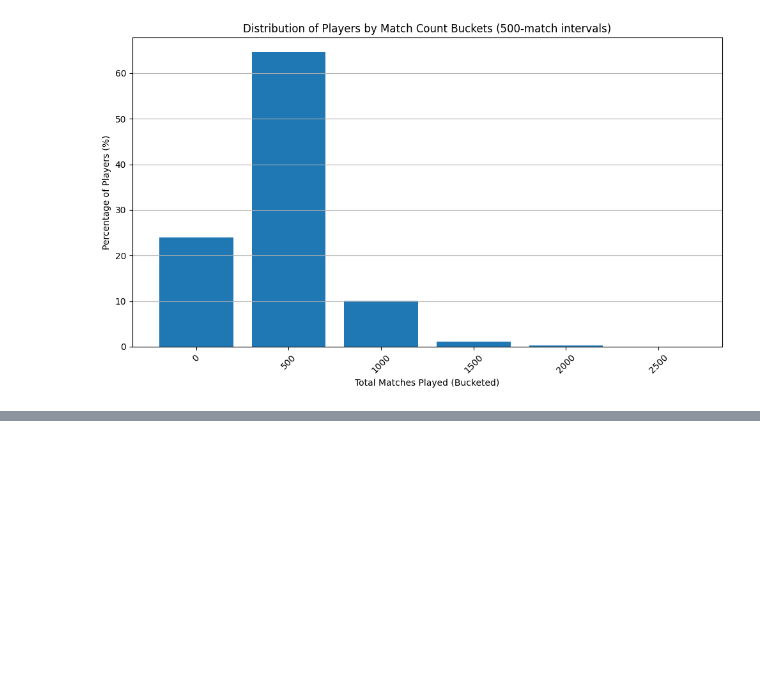
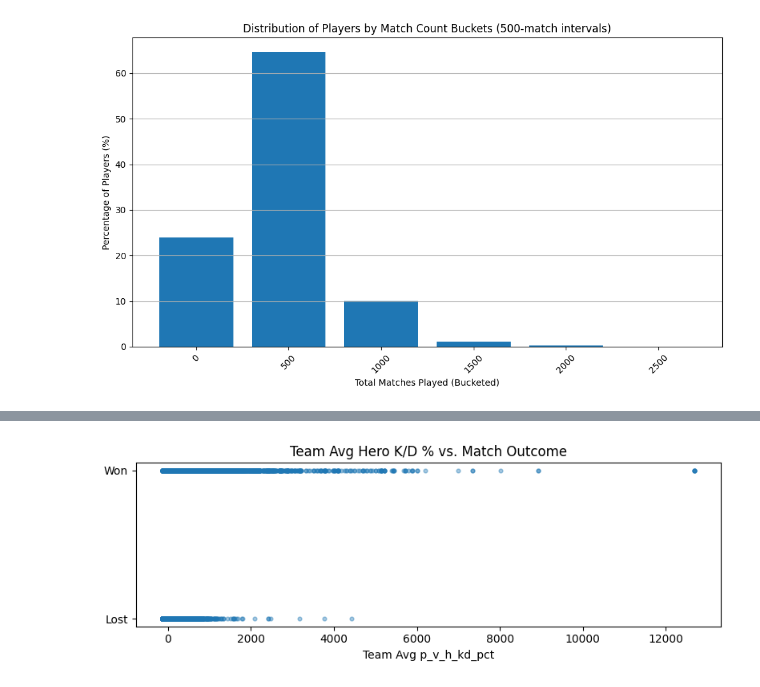
Before and after one commit to mwhittaker1/deadlock_match_prediction, a Jupyter notebook: data_analytics.ipynb, the cells around one changed output, grey strips where cells are left out. Saved outputs shown, nothing was run; the diff lists cells and outputs as text; code cells hidden in the pictures; blank space fills up the shorter version.

```diff
--- a/data_analytics.ipynb
+++ b/data_analytics.ipynb
@@ -298,0 +542,93 @@ plt.show()
+# %%
+df_pr = con.execute("""
+    SELECT account_id,
+           match_id,
+           hero_id,
+           p_v_h_kd_pct,
+           p_v_h_pick_rate
+    FROM player_rolling_stats
+""").df()
+
+# Overall player trends (per player)
+df_tr = con.execute("""
+    SELECT account_id,
+           p_avg_kd
+    FROM player_trends
+""").df()
+
+# Match history giving team assignment & outcome
+df_pm = con.execute("""
+    SELECT match_id,
+           account_id,
+           team,
+           won
+    FROM player_matches_history
+""").df()
+
+# 2. Merge all three
+df = (
+    df_pr
+    .merge(df_tr, on='account_id', how='left')       # brings in p_avg_kd
+    .merge(df_pm, on=['account_id','match_id'], how='left')  # brings in team & won
+)
+
+# 3. Compute per-hero average KD and player-relative KD
+hero_avg = (
+    df
+    .groupby('hero_id', as_index=False)['p_avg_kd']
+    .mean()
+    .rename(columns={'p_avg_kd':'hero_avg_kd'})
+)
+df = df.merge(hero_avg, on='hero_id', how='left')
+df['relative_kd'] = df['p_avg_kd'] / df['hero_avg_kd']
+
+# 4a. Scatter: team avg p_v_h_kd_pct vs. match outcome
+df_team_kd = (
+    df
+    .groupby(['match_id','team'], as_index=False)
+    .agg(
+        team_kd_pct=('p_v_h_kd_pct','mean'),
+        team_won   =('won',           'max')
+    )
+)
+plt.figure(figsize=(8,3))
+plt.scatter(df_team_kd.team_kd_pct, df_team_kd.team_won, alpha=0.4, s=12)
+plt.yticks([0,1], ['Lost','Won'])
+plt.xlabel('Team Avg p_v_h_kd_pct')
+plt.title('Team Avg Hero K/D % vs. Match Outcome')
+plt.tight_layout()
+plt.show()
+
+# 4b. Box plots: player-relative KD by outcome
+plt.figure(figsize=(6,4))
+plt.boxplot([
+    df.loc[df.won==0, 'relative_kd'],
+    df.loc[df.won==1, 'relative_kd']
+], labels=['Lost','Won'])
+plt.ylabel('Player KD ÷ Hero Avg KD')
+plt.title('Relative K/D by Match Outcome')
+plt.tight_layout()
+plt.show()
+
+# 4c. Histograms: team avg p_v_h_pick_rate by outcome
+df_team_pr = (
+    df
+    .groupby(['match_id','team'], as_index=False)
+    .agg(
+        team_pick_rate=('p_v_h_pick_rate','mean'),
+        team_won     =('won',                 'max')
+    )
+)
+plt.figure(figsize=(8,5))
+plt.hist(df_team_pr.loc[df_team_pr.team_won==1, 'team_pick_rate'],
+         bins=30, density=True, alpha=0.6, label='Winners')
+plt.hist(df_team_pr.loc[df_team_pr.team_won==0, 'team_pick_rate'],
+         bins=30, density=True, alpha=0.6, label='Losers')
+plt.xlabel('Team Avg p_v_h_pick_rate')
+plt.ylabel('Density')
+plt.title('Comfort-Pick Rate Distribution by Outcome')
+plt.legend()
+plt.tight_layout()
+plt.show()
+# %% [output]
+[figure, added]
```
Also changed, not shown: parts of 14 cells of this notebook, 2 other files.
